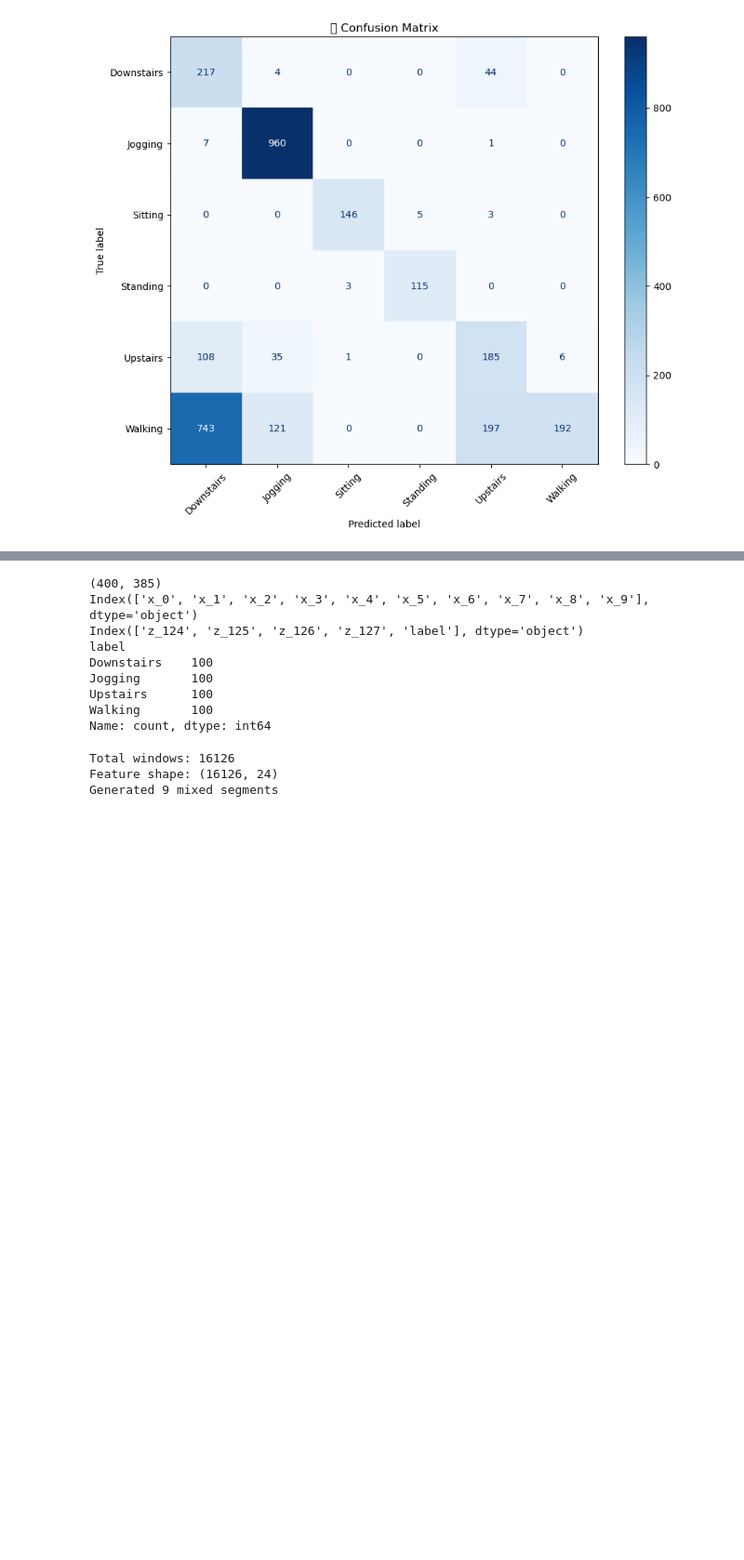
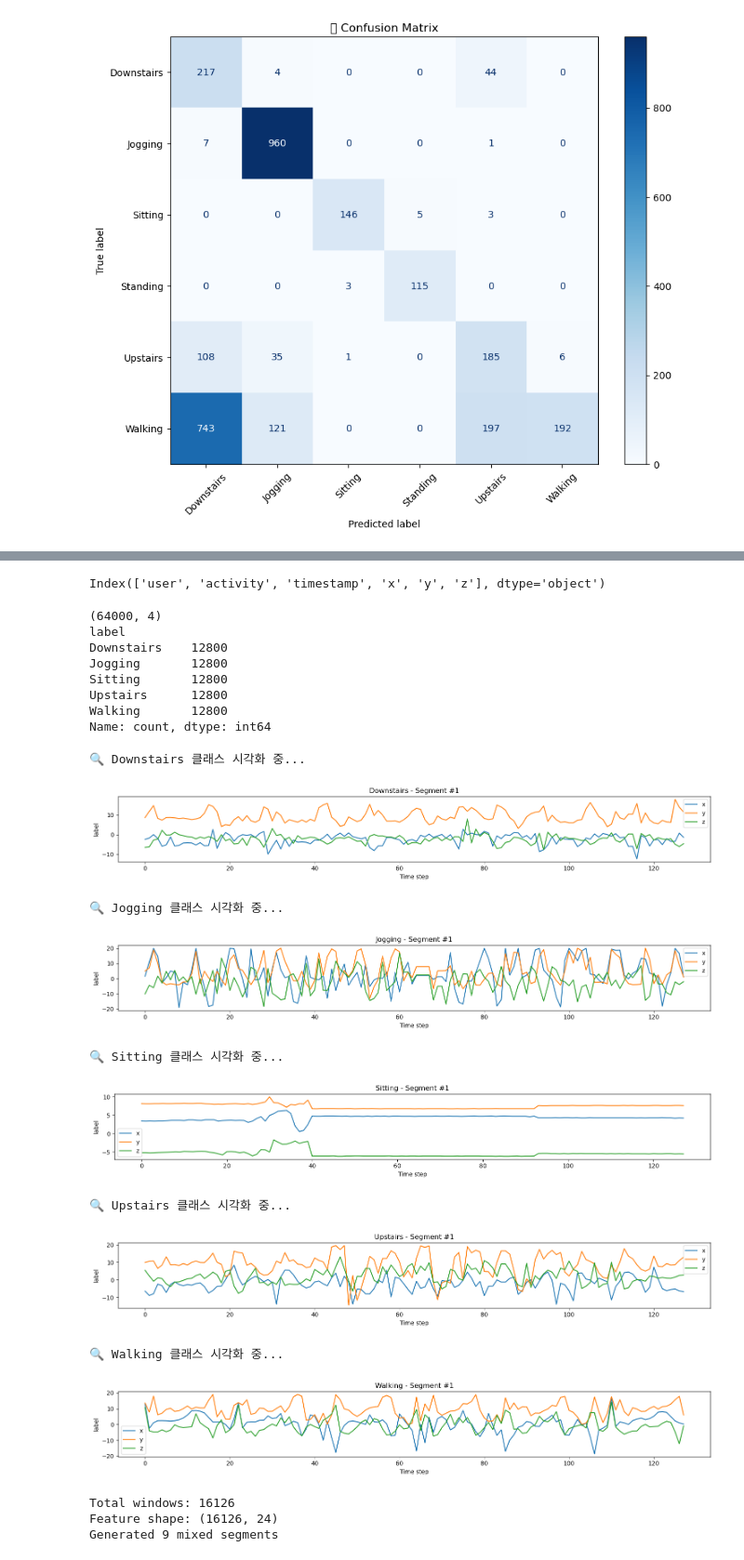
Before and after one commit to MyungKyuYi/HAR, a Jupyter notebook: DA_WISDM_0410.ipynb, the cells around one changed output, grey strips where cells are left out. Shown at 93% size. Cells and saved outputs as stored; diff of their text form; code cells hidden in the pictures; blank space fills up the shorter version.

```diff
--- a/DA_WISDM_0410.ipynb
+++ b/DA_WISDM_0410.ipynb
@@ -545,18 +674,61 @@ Name: count, dtype: int64
+# %%
+df_cleaned.columns
+# %% [output]
+Index(['user', 'activity', 'timestamp', 'x', 'y', 'z'], dtype='object')
 # %%
-print(df_final.shape)             # (400, 385)
-print(df_final.columns[:10])      # 첫 10개 컬럼
-print(df_final.columns[-5:])      # 마지막 5개 컬럼 (z축 + label)
-print(df_final["label"].value_counts())  # 레이블 분포
+print(df_time_aligned.shape)             # (400, 385)
+print(df_time_aligned["label"].value_counts())  # 레이블 분포
 # %% [output]
-(400, 385)
-Index(['x_0', 'x_1', 'x_2', 'x_3', 'x_4', 'x_5', 'x_6', 'x_7', 'x_8', 'x_9'], dtype='object')
-Index(['z_124', 'z_125', 'z_126', 'z_127', 'label'], dtype='object')
+(64000, 4)
 label
-Downstairs    100
-Jogging       100
-Upstairs      100
-Walking       100
+Downstairs    12800
+Jogging       12800
+Sitting       12800
+Upstairs      12800
+Walking       12800
 Name: count, dtype: int64
+# %%
+import matplotlib.pyplot as plt
+import pandas as pd
+
+def visualize_segments_per_class(df, samples_per_class=5):
+    unique_labels = df["label"].unique()
+    for label in unique_labels:
+        subset = df[df["label"] == label].reset_index(drop=True)
+
+        # 각 segment는 128개 row 단위로 나뉨
+        print(f"🔍 {label} 클래스 시각화 중...")
+
+        plt.figure(figsize=(15, samples_per_class * 2.5))
+        for i in range(samples_per_class):
+            start = i * 128
+            end = start + 128
+            segment = subset.iloc[start:end]
+
+            plt.subplot(samples_per_class, 1, i + 1)
+            plt.plot(segment["x"].values, label="x")
+            plt.plot(segment["y"].values, label="y")
+            plt.plot(segment["z"].values, label="z")
+            plt.title(f"{label} - Segment #{i+1}")
+            plt.xlabel("Time step")
+            plt.ylabel("label")
+            plt.legend()
+            plt.tight_layout()
+        plt.show()
+
+# 예시 사용
+visualize_segments_per_class(df_time_aligned, samples_per_class=1)
+# %% [output]
+🔍 Downstairs 클래스 시각화 중...
+[figure, added]
+🔍 Jogging 클래스 시각화 중...
+[figure, added]
+🔍 Sitting 클래스 시각화 중...
+[figure, added]
+🔍 Upstairs 클래스 시각화 중...
+[figure, added]
+🔍 Walking 클래스 시각화 중...
+[figure, added]
 # %%
 # 예시 시각화
 plt.figure(figsize=(10, 4))
```
Also changed, not shown: parts of 10 cells of this notebook.
